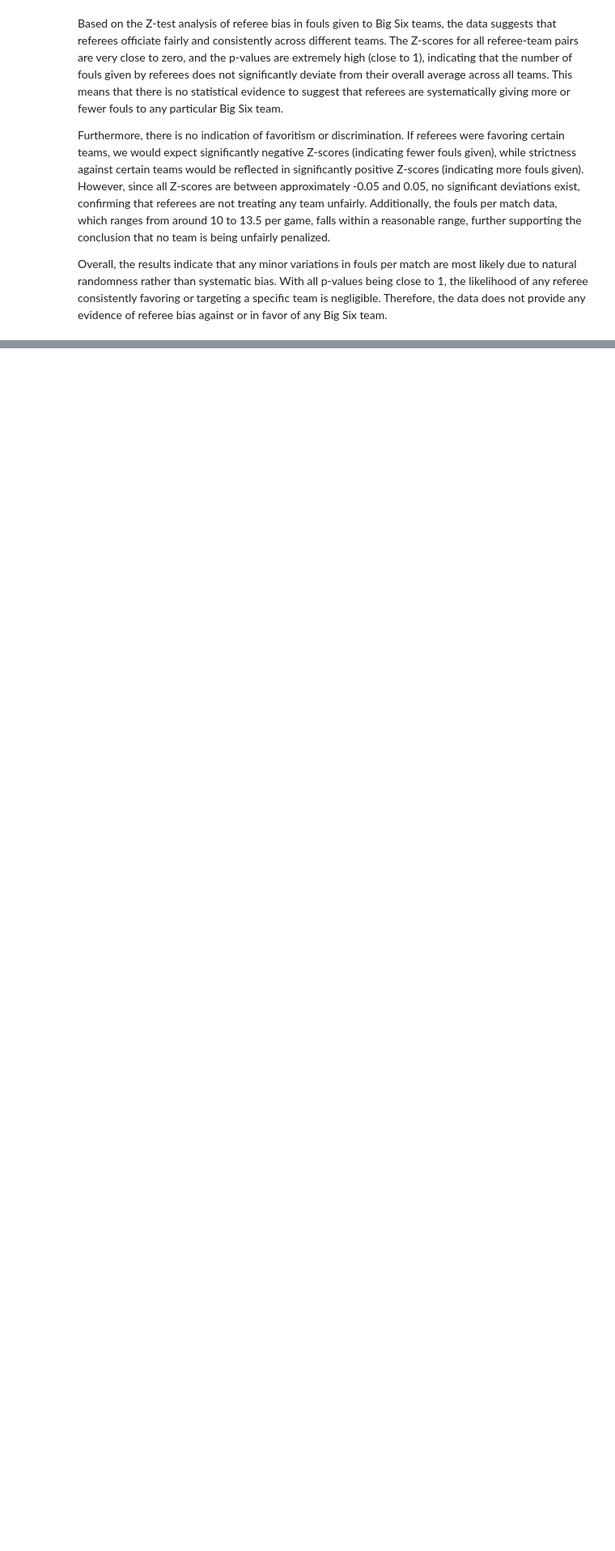
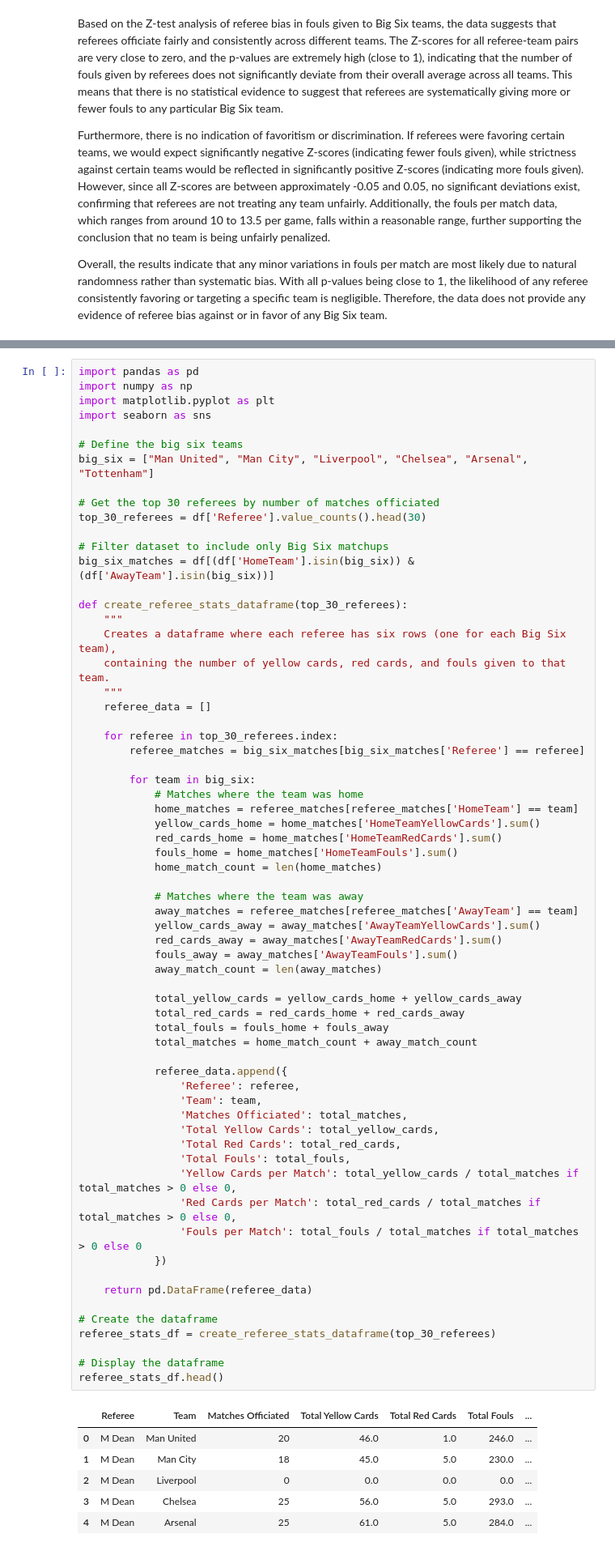
Before and after one commit to TanavSureddy/RefereeBias, a Jupyter notebook: analysis.ipynb, the cells around one changed output, grey strips where cells are left out. Shown at 81% size. Cells and saved outputs as stored; diff of their text form; blank space fills up the shorter version.

Commit message:
Ref dataframe

```diff
--- a/analysis.ipynb
+++ b/analysis.ipynb
@@ -895,3 +895,74 @@ plt.show()
 # %% [output]
 [figure]
 [figure]
+# %%
+import pandas as pd
+import numpy as np
+import matplotlib.pyplot as plt
+import seaborn as sns
+
+# Define the big six teams
+big_six = ["Man United", "Man City", "Liverpool", "Chelsea", "Arsenal", "Tottenham"]
+
+# Get the top 30 referees by number of matches officiated
+top_30_referees = df['Referee'].value_counts().head(30)
+
+# Filter dataset to include only Big Six matchups
+big_six_matches = df[(df['HomeTeam'].isin(big_six)) & (df['AwayTeam'].isin(big_six))]
+
+def create_referee_stats_dataframe(top_30_referees):
+    """
+    Creates a dataframe where each referee has six rows (one for each Big Six team),
+    containing the number of yellow cards, red cards, and fouls given to that team.
+    """
+    referee_data = []
+
+    for referee in top_30_referees.index:
+        referee_matches = big_six_matches[big_six_matches['Referee'] == referee]
+
+        for team in big_six:
+            # Matches where the team was home
+            home_matches = referee_matches[referee_matches['HomeTeam'] == team]
+            yellow_cards_home = home_matches['HomeTeamYellowCards'].sum()
+            red_cards_home = home_matches['HomeTeamRedCards'].sum()
+            fouls_home = home_matches['HomeTeamFouls'].sum()
+            home_match_count = len(home_matches)
+
+            # Matches where the team was away
+            away_matches = referee_matches[referee_matches['AwayTeam'] == team]
+            yellow_cards_away = away_matches['AwayTeamYellowCards'].sum()
+            red_cards_away = away_matches['AwayTeamRedCards'].sum()
+            fouls_away = away_matches['AwayTeamFouls'].sum()
+            away_match_count = len(away_matches)
+
+            total_yellow_cards = yellow_cards_home + yellow_cards_away
+            total_red_cards = red_cards_home + red_cards_away
+            total_fouls = fouls_home + fouls_away
+            total_matches = home_match_count + away_match_count
+
+            referee_data.append({
+                'Referee': referee,
+                'Team': team,
+                'Matches Officiated': total_matches,
+                'Total Yellow Cards': total_yellow_cards,
+                'Total Red Cards': total_red_cards,
+                'Total Fouls': total_fouls,
+                'Yellow Cards per Match': total_yellow_cards / total_matches if total_matches > 0 else 0,
+                'Red Cards per Match': total_red_cards / total_matches if total_matches > 0 else 0,
+                'Fouls per Match': total_fouls / total_matches if total_matches > 0 else 0
+            })
+
+    return pd.DataFrame(referee_data)
+
+# Create the dataframe
+referee_stats_df = create_referee_stats_dataframe(top_30_referees)
+
+# Display the dataframe
+referee_stats_df.head()
+# %% [output]
+|  | Referee | Team | Matches Officiated | Total Yellow Cards | Total Red Cards | Total Fouls | ... |
+| 0 | M Dean | Man United | 20 | 46.0 | 1.0 | 246.0 | ... |
+| 1 | M Dean | Man City | 18 | 45.0 | 5.0 | 230.0 | ... |
+| 2 | M Dean | Liverpool | 0 | 0.0 | 0.0 | 0.0 | ... |
+| 3 | M Dean | Chelsea | 25 | 56.0 | 5.0 | 293.0 | ... |
+| 4 | M Dean | Arsenal | 25 | 61.0 | 5.0 | 284.0 | ... |
```
